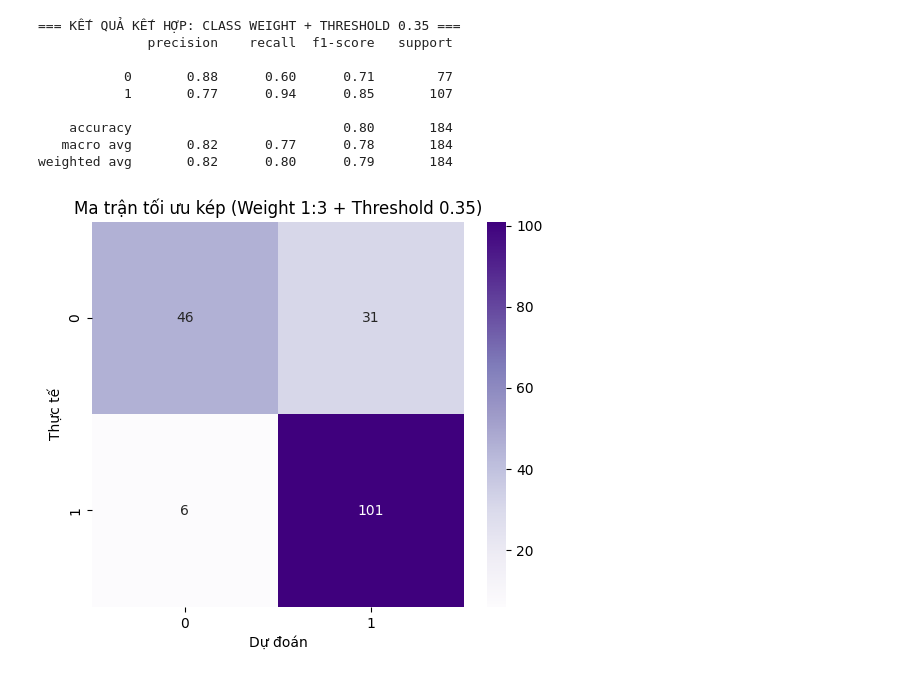
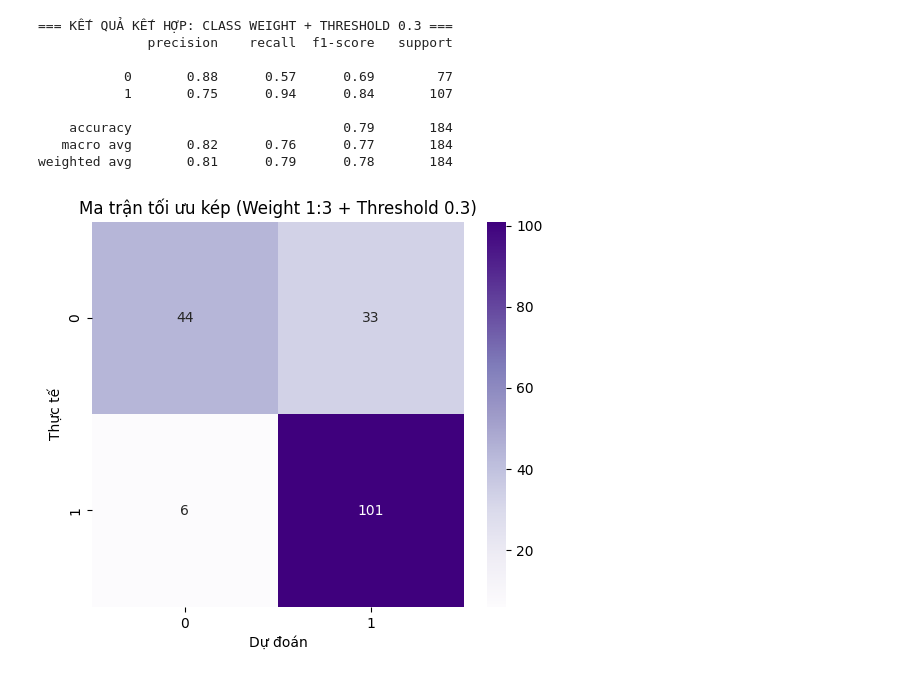
Before and after one commit to MaiKhoa0101/MLProject, a Jupyter notebook: main2.ipynb, the cells around one changed output. Drawn from its saved outputs; the diff is of its cells as text; code cells hidden in the pictures.

```diff
--- a/main2.ipynb
+++ b/main2.ipynb
@@ -213,39 +383,39 @@ weighted avg       0.88      0.88      0.88       184
 # %%
 # --- BƯỚC 9: KẾT HỢP CẢ 2 PHƯƠNG PHÁP (ULTIMATE OPTIMIZATION) ---
 # Chiến lược:
 # 1. Train model với trọng số {0: 1, 1: 3} để AI học cách sợ bỏ sót bệnh.
 # 2. Sau đó tiếp tục hạ ngưỡng xuống 0.35 để rà soát kỹ lần cuối.
 
-print(f"\n=== KẾT QUẢ KẾT HỢP: CLASS WEIGHT + THRESHOLD 0.35 ===")
+print(f"\n=== KẾT QUẢ KẾT HỢP: CLASS WEIGHT + THRESHOLD 0.3 ===")
 
 # 1. Lấy xác suất từ mô hình đã gán trọng số (model_weighted ở Bước 8)
 # Lưu ý: model_weighted đã được train với class_weight={0:1, 1:3}
-y_prob_weighted = model_weighted.predict_proba(X_test_scaled)[:, 1]
+y_prob_weighted = model_weighted.predict_proba(X_test_scaled,)
 
 # 2. Áp dụng ngưỡng mới trên mô hình này
-final_threshold = 0.35
+final_threshold = 0.3
 y_pred_combined = (y_prob_weighted >= final_threshold).astype(int)
 
 # 3. Đánh giá độ hiệu quả
 print(classification_report(y_test, y_pred_combined))
 
 # 4. Vẽ Confusion Matrix cuối cùng
 plt.figure(figsize=(6, 5))
 cm_combined = confusion_matrix(y_test, y_pred_combined)
 # Dùng màu Tím (Purples) cho phiên bản mạnh nhất
 sns.heatmap(cm_combined, annot=True, fmt='d', cmap='Purples')
 plt.title(f'Ma trận tối ưu kép (Weight 1:3 + Threshold {final_threshold})')
 plt.xlabel('Dự đoán')
 plt.ylabel('Thực tế')
 plt.show()
 # %% [output]
-=== KẾT QUẢ KẾT HỢP: CLASS WEIGHT + THRESHOLD 0.35 ===
+=== KẾT QUẢ KẾT HỢP: CLASS WEIGHT + THRESHOLD 0.3 ===
               precision    recall  f1-score   support
 
-           0       0.88      0.60      0.71        77
-           1       0.77      0.94      0.85       107
+           0       0.88      0.57      0.69        77
+           1       0.75      0.94      0.84       107
 
-    accuracy                           0.80       184
-   macro avg       0.82      0.77      0.78       184
-weighted avg       0.82      0.80      0.79       184
+    accuracy                           0.79       184
+   macro avg       0.82      0.76      0.77       184
+weighted avg       0.81      0.79      0.78       184
-[figure, old version]
+[figure, new version]
```
Also changed, not shown: parts of 11 cells of this notebook.
